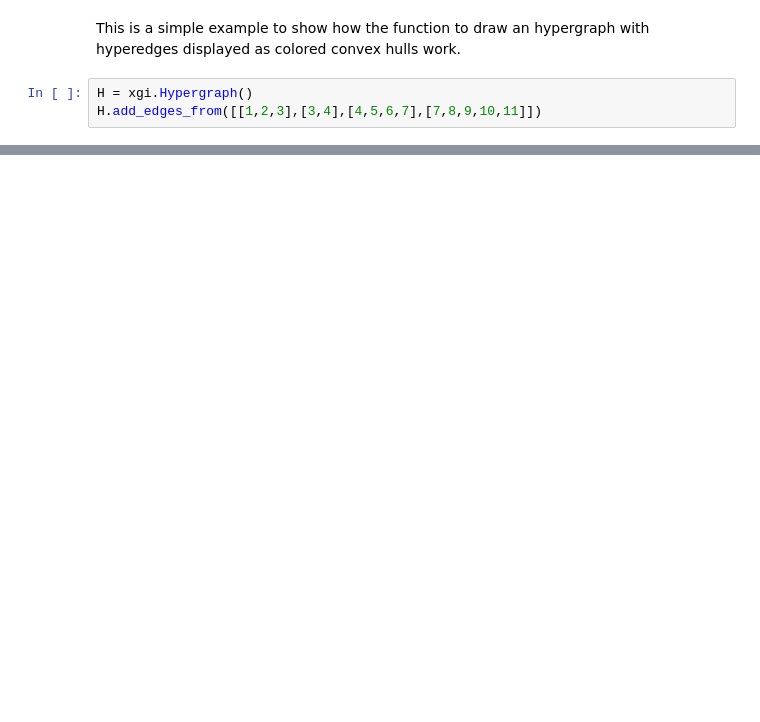
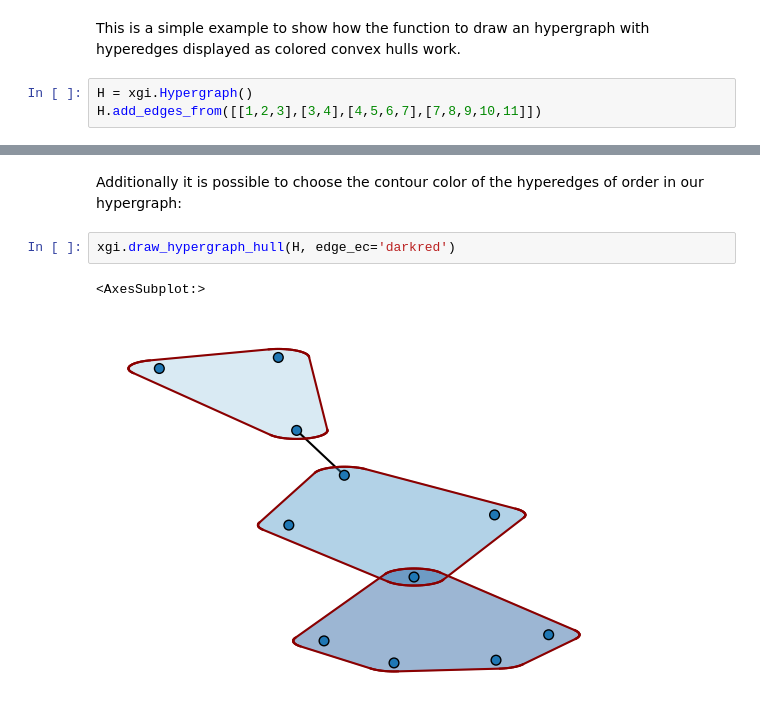
Before and after one commit to xgi-org/xgi, a Jupyter notebook: convex_hull_drawing_example.ipynb, the cells around one changed output, grey strips where cells are left out. Saved outputs shown, nothing was run; the diff lists cells and outputs as text; blank space fills up the shorter version.

```diff
--- a/convex_hull_drawing_example.ipynb
+++ b/convex_hull_drawing_example.ipynb
@@ -14,0 +25,7 @@ xgi.draw_hypergraph_hull(H)
+# %% [markdown]
+Additionally it is possible to choose the contour color of the hyperedges of order in our hypergraph:
+# %%
+xgi.draw_hypergraph_hull(H, edge_ec='darkred')
+# %% [output]
+<AxesSubplot:>
+[figure, added]
```
Also changed, not shown: parts of 9 cells of this notebook.
